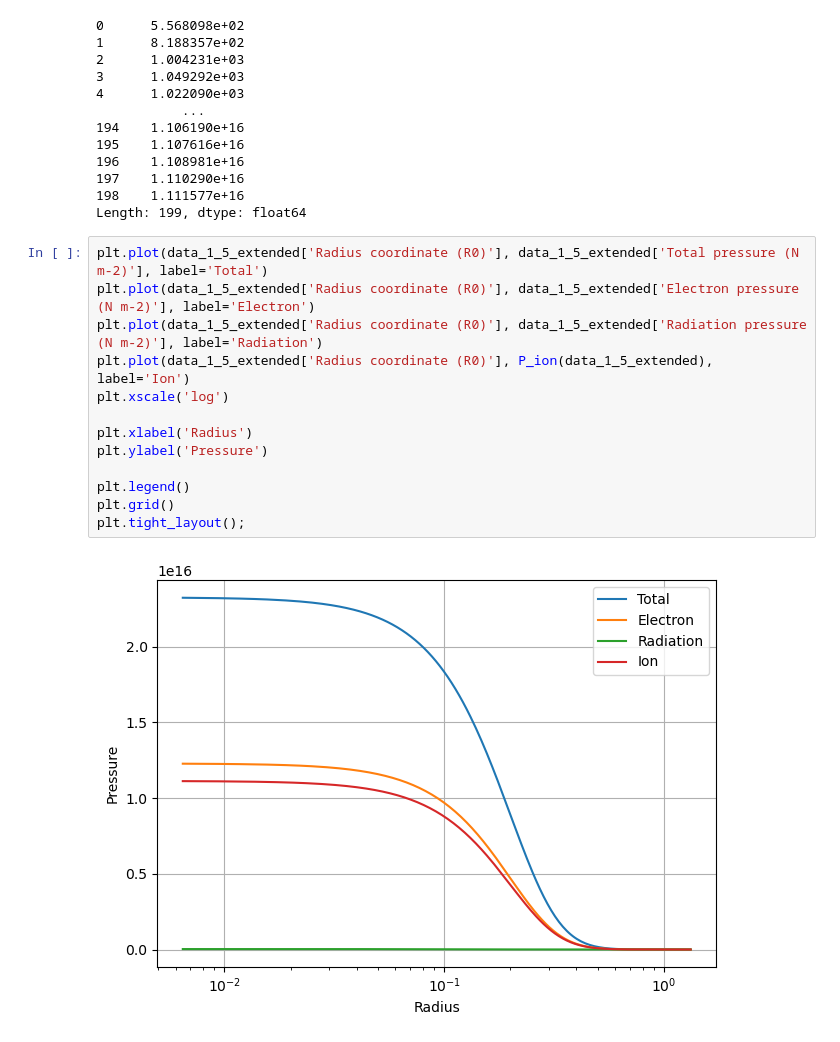
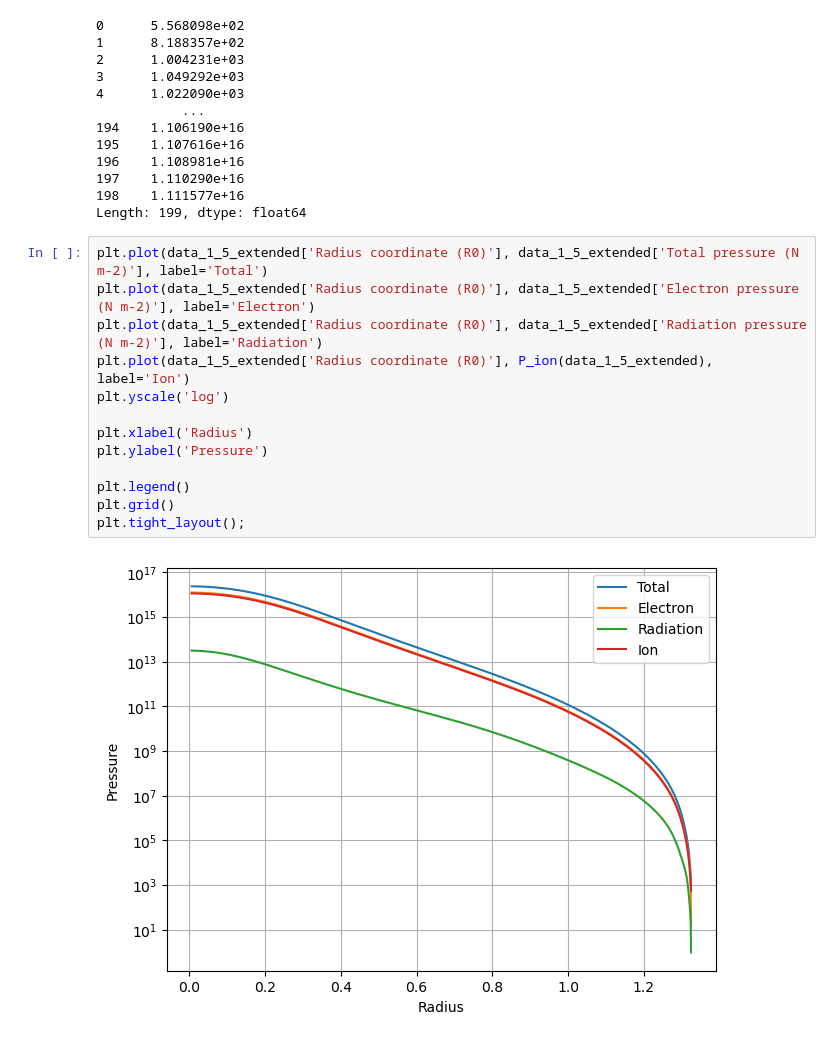
Before and after one commit to pathakis/Modelling-the-Lives-of-Stars, a Jupyter notebook: Task_3_5.ipynb, the cells around one changed output. Drawn from its saved outputs; the diff is of its cells as text.

```diff
--- a/Task_3_5.ipynb
+++ b/Task_3_5.ipynb
@@ -133,18 +133,18 @@ Length: 199, dtype: float64
 # %%
 plt.plot(data_1_5_extended['Radius coordinate (R0)'], data_1_5_extended['Total pressure (N m-2)'], label='Total')
 plt.plot(data_1_5_extended['Radius coordinate (R0)'], data_1_5_extended['Electron pressure (N m-2)'], label='Electron')
 plt.plot(data_1_5_extended['Radius coordinate (R0)'], data_1_5_extended['Radiation pressure (N m-2)'], label='Radiation')
 plt.plot(data_1_5_extended['Radius coordinate (R0)'], P_ion(data_1_5_extended), label='Ion')
-plt.xscale('log')
+plt.yscale('log')
 
 plt.xlabel('Radius')
 plt.ylabel('Pressure')
 
 plt.legend()
 plt.grid()
 plt.tight_layout();
 # %% [output]
-[figure, old version]
+[figure, new version]
 # %%
 plt.plot(data_1_5_extended['Radius coordinate (R0)'], P_ion(data_1_5_extended), label='Calculated')
 plt.plot(data_1_5_extended['Radius coordinate (R0)'], data_1_5_extended['Total pressure (N m-2)']-data_1_5_extended['Electron pressure (N m-2)']-data_1_5_extended['Radiation pressure (N m-2)'], label='Theoretical')
```
Also changed, not shown: parts of 2 cells of this notebook, 1 other file.
